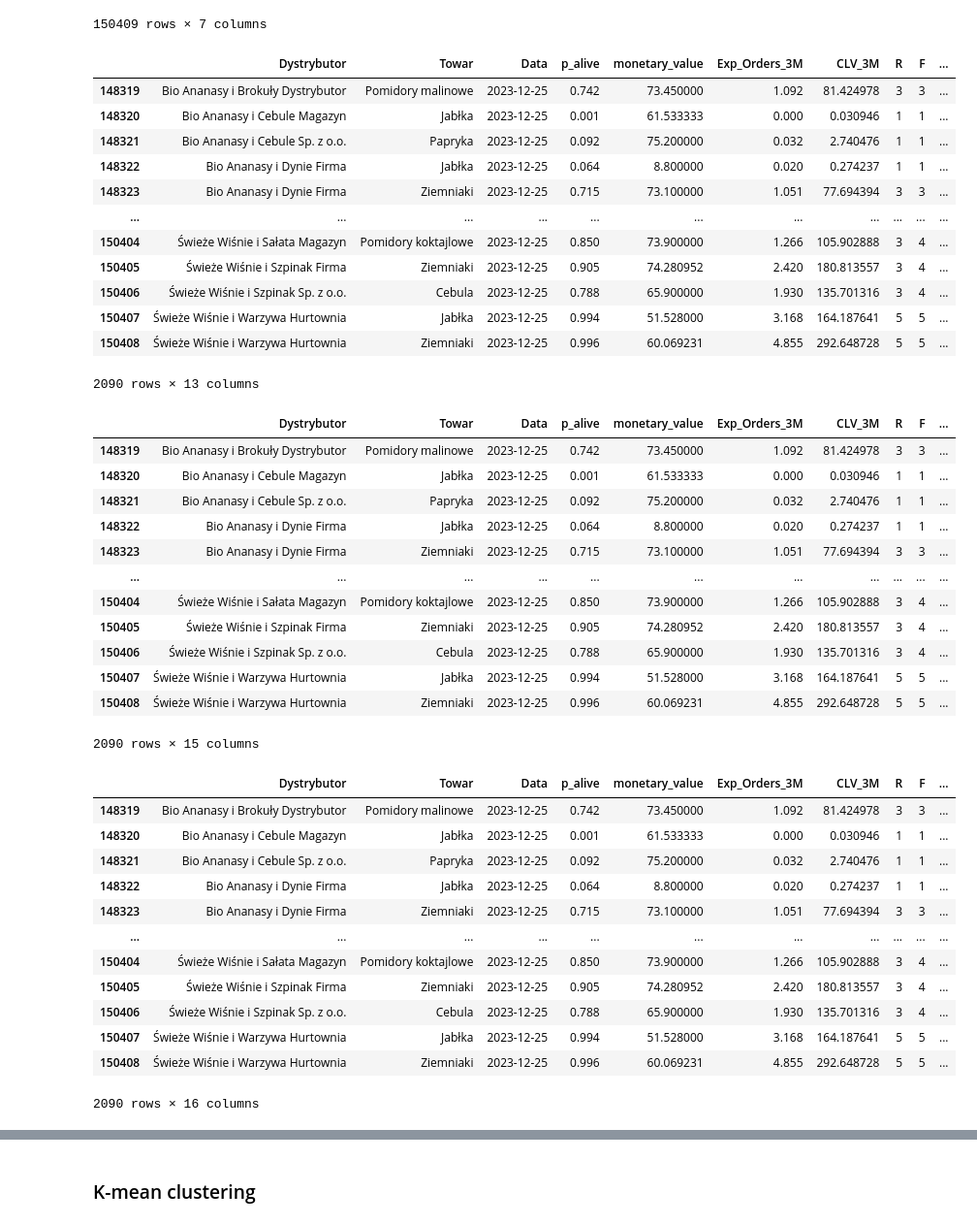
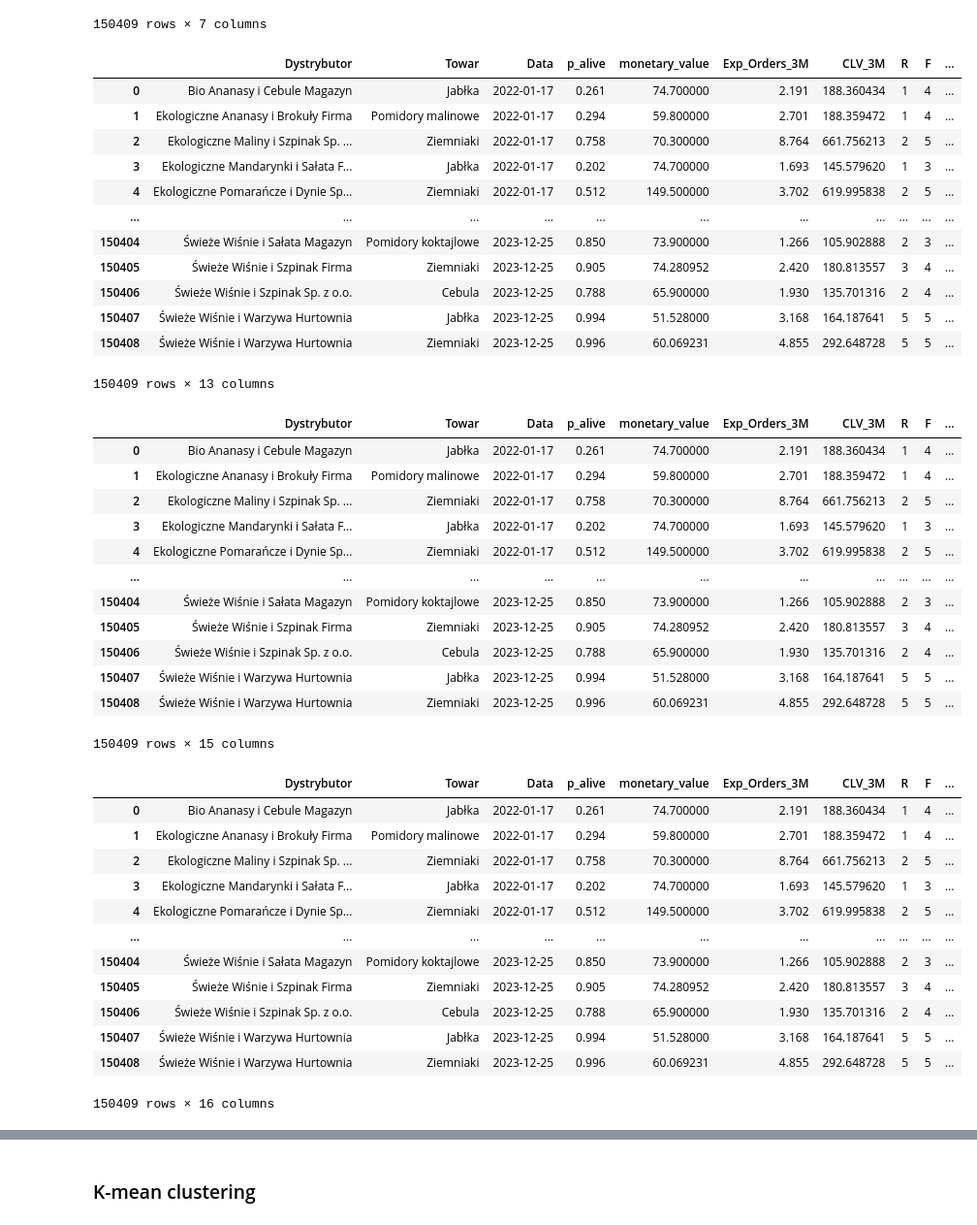
Before and after one commit to Rybakowski/projekt_churn_bank, a Jupyter notebook: P02_Segmentation/Segmentation_code.ipynb, the cells around one changed output, grey strips where cells are left out. Shown at 97% size. Saved outputs shown, nothing was run; the diff lists cells and outputs as text; code cells hidden in the pictures.

```diff
--- a/P02_Segmentation/Segmentation_code.ipynb
+++ b/P02_Segmentation/Segmentation_code.ipynb
@@ -165,36 +181,37 @@ clv_warzywa
 # %%
 
 r_labels = range(1,6) # the lower recency, the better (higher p_alive, better)
 f_labels = range(1,6) # the higher frequency, the better
 m_labels = range(1,6) # the higher monetary, the better
 
-rfm = clv_warzywa[clv_warzywa["Data"] == "2023-12-25"]
+# rfm = clv_warzywa[clv_warzywa["Data"] == "2023-12-25"]
+rfm = clv_warzywa
 
 r_quartiles = pd.qcut(rfm['p_alive'], q=5, labels = r_labels).astype(int)
 f_quartiles = pd.qcut(rfm['Exp_Orders_3M'],q=5, labels = f_labels).astype(int)
 m_quartiles = pd.qcut(rfm['CLV_3M'],q=5,labels = m_labels).astype(int)
 rfm = rfm.assign(R=r_quartiles,F=f_quartiles,M=m_quartiles)
 
 # Build RFM Segment and RFM Score
 rfm["RF_Segment"] = rfm["R"].astype('str') + rfm["F"].astype('str')
 rfm["RFM_Segment"] = rfm["R"].astype('str') + rfm["F"].astype('str') + rfm["M"].astype('str')
 rfm['Score'] = rfm[['R','F','M']].sum(axis=1).astype('int')
 
 rfm
 # %% [output]
 |  | Dystrybutor | Towar | Data | p_alive | monetary_value | Exp_Orders_3M | CLV_3M | R | F | ... |
-| 148319 | Bio Ananasy i Brokuły Dystrybutor | Pomidory malinowe | 2023-12-25 | 0.742 | 73.450000 | 1.092 | 81.424978 | 3 | 3 | ... |
-| 148320 | Bio Ananasy i Cebule Magazyn | Jabłka | 2023-12-25 | 0.001 | 61.533333 | 0.000 | 0.030946 | 1 | 1 | ... |
-| 148321 | Bio Ananasy i Cebule Sp. z o.o. | Papryka | 2023-12-25 | 0.092 | 75.200000 | 0.032 | 2.740476 | 1 | 1 | ... |
-| 148322 | Bio Ananasy i Dynie Firma | Jabłka | 2023-12-25 | 0.064 | 8.800000 | 0.020 | 0.274237 | 1 | 1 | ... |
-| 148323 | Bio Ananasy i Dynie Firma | Ziemniaki | 2023-12-25 | 0.715 | 73.100000 | 1.051 | 77.694394 | 3 | 3 | ... |
+| 0 | Bio Ananasy i Cebule Magazyn | Jabłka | 2022-01-17 | 0.261 | 74.700000 | 2.191 | 188.360434 | 1 | 4 | ... |
+| 1 | Ekologiczne Ananasy i Brokuły Firma | Pomidory malinowe | 2022-01-17 | 0.294 | 59.800000 | 2.701 | 188.359472 | 1 | 4 | ... |
+| 2 | Ekologiczne Maliny i Szpinak Sp. ... | Ziemniaki | 2022-01-17 | 0.758 | 70.300000 | 8.764 | 661.756213 | 2 | 5 | ... |
+| 3 | Ekologiczne Mandarynki i Sałata F... | Jabłka | 2022-01-17 | 0.202 | 74.700000 | 1.693 | 145.579620 | 1 | 3 | ... |
+| 4 | Ekologiczne Pomarańcze i Dynie Sp... | Ziemniaki | 2022-01-17 | 0.512 | 149.500000 | 3.702 | 619.995838 | 2 | 5 | ... |
 | ... | ... | ... | ... | ... | ... | ... | ... | ... | ... | ... |
-| 150404 | Świeże Wiśnie i Sałata Magazyn | Pomidory koktajlowe | 2023-12-25 | 0.850 | 73.900000 | 1.266 | 105.902888 | 3 | 4 | ... |
+| 150404 | Świeże Wiśnie i Sałata Magazyn | Pomidory koktajlowe | 2023-12-25 | 0.850 | 73.900000 | 1.266 | 105.902888 | 2 | 3 | ... |
 | 150405 | Świeże Wiśnie i Szpinak Firma | Ziemniaki | 2023-12-25 | 0.905 | 74.280952 | 2.420 | 180.813557 | 3 | 4 | ... |
-| 150406 | Świeże Wiśnie i Szpinak Sp. z o.o. | Cebula | 2023-12-25 | 0.788 | 65.900000 | 1.930 | 135.701316 | 3 | 4 | ... |
+| 150406 | Świeże Wiśnie i Szpinak Sp. z o.o. | Cebula | 2023-12-25 | 0.788 | 65.900000 | 1.930 | 135.701316 | 2 | 4 | ... |
 | 150407 | Świeże Wiśnie i Warzywa Hurtownia | Jabłka | 2023-12-25 | 0.994 | 51.528000 | 3.168 | 164.187641 | 5 | 5 | ... |
 | 150408 | Świeże Wiśnie i Warzywa Hurtownia | Ziemniaki | 2023-12-25 | 0.996 | 60.069231 | 4.855 | 292.648728 | 5 | 5 | ... |
-2090 rows × 13 columns
+150409 rows × 13 columns
 # %%
 rf_seg_map = {
     r'[1-2][1-2]': 'Hibernating',
@@ -232,18 +249,18 @@ rfm['RFM_Seg'] = rfm['RFM_Segment'].replace(rfm_seg_map, regex=True)
 rfm
 # %% [output]
 |  | Dystrybutor | Towar | Data | p_alive | monetary_value | Exp_Orders_3M | CLV_3M | R | F | ... |
-| 148319 | Bio Ananasy i Brokuły Dystrybutor | Pomidory malinowe | 2023-12-25 | 0.742 | 73.450000 | 1.092 | 81.424978 | 3 | 3 | ... |
-| 148320 | Bio Ananasy i Cebule Magazyn | Jabłka | 2023-12-25 | 0.001 | 61.533333 | 0.000 | 0.030946 | 1 | 1 | ... |
-| 148321 | Bio Ananasy i Cebule Sp. z o.o. | Papryka | 2023-12-25 | 0.092 | 75.200000 | 0.032 | 2.740476 | 1 | 1 | ... |
-| 148322 | Bio Ananasy i Dynie Firma | Jabłka | 2023-12-25 | 0.064 | 8.800000 | 0.020 | 0.274237 | 1 | 1 | ... |
-| 148323 | Bio Ananasy i Dynie Firma | Ziemniaki | 2023-12-25 | 0.715 | 73.100000 | 1.051 | 77.694394 | 3 | 3 | ... |
+| 0 | Bio Ananasy i Cebule Magazyn | Jabłka | 2022-01-17 | 0.261 | 74.700000 | 2.191 | 188.360434 | 1 | 4 | ... |
+| 1 | Ekologiczne Ananasy i Brokuły Firma | Pomidory malinowe | 2022-01-17 | 0.294 | 59.800000 | 2.701 | 188.359472 | 1 | 4 | ... |
+| 2 | Ekologiczne Maliny i Szpinak Sp. ... | Ziemniaki | 2022-01-17 | 0.758 | 70.300000 | 8.764 | 661.756213 | 2 | 5 | ... |
+| 3 | Ekologiczne Mandarynki i Sałata F... | Jabłka | 2022-01-17 | 0.202 | 74.700000 | 1.693 | 145.579620 | 1 | 3 | ... |
+| 4 | Ekologiczne Pomarańcze i Dynie Sp... | Ziemniaki | 2022-01-17 | 0.512 | 149.500000 | 3.702 | 619.995838 | 2 | 5 | ... |
 | ... | ... | ... | ... | ... | ... | ... | ... | ... | ... | ... |
-| 150404 | Świeże Wiśnie i Sałata Magazyn | Pomidory koktajlowe | 2023-12-25 | 0.850 | 73.900000 | 1.266 | 105.902888 | 3 | 4 | ... |
+| 150404 | Świeże Wiśnie i Sałata Magazyn | Pomidory koktajlowe | 2023-12-25 | 0.850 | 73.900000 | 1.266 | 105.902888 | 2 | 3 | ... |
 | 150405 | Świeże Wiśnie i Szpinak Firma | Ziemniaki | 2023-12-25 | 0.905 | 74.280952 | 2.420 | 180.813557 | 3 | 4 | ... |
-| 150406 | Świeże Wiśnie i Szpinak Sp. z o.o. | Cebula | 2023-12-25 | 0.788 | 65.900000 | 1.930 | 135.701316 | 3 | 4 | ... |
+| 150406 | Świeże Wiśnie i Szpinak Sp. z o.o. | Cebula | 2023-12-25 | 0.788 | 65.900000 | 1.930 | 135.701316 | 2 | 4 | ... |
 | 150407 | Świeże Wiśnie i Warzywa Hurtownia | Jabłka | 2023-12-25 | 0.994 | 51.528000 | 3.168 | 164.187641 | 5 | 5 | ... |
 | 150408 | Świeże Wiśnie i Warzywa Hurtownia | Ziemniaki | 2023-12-25 | 0.996 | 60.069231 | 4.855 | 292.648728 | 5 | 5 | ... |
-2090 rows × 15 columns
+150409 rows × 15 columns
 # %%
 rfm['RFM_Score'] = 'Green'
 rfm.loc[rfm['Score']>5,'RFM_Score'] = 'Bronze'
@@ -257,18 +274,18 @@ rfm['Score'] = rfm['RFM_Score'].replace(score_seg_map, regex=True)
 rfm
 # %% [output]
 |  | Dystrybutor | Towar | Data | p_alive | monetary_value | Exp_Orders_3M | CLV_3M | R | F | ... |
-| 148319 | Bio Ananasy i Brokuły Dystrybutor | Pomidory malinowe | 2023-12-25 | 0.742 | 73.450000 | 1.092 | 81.424978 | 3 | 3 | ... |
-| 148320 | Bio Ananasy i Cebule Magazyn | Jabłka | 2023-12-25 | 0.001 | 61.533333 | 0.000 | 0.030946 | 1 | 1 | ... |
-| 148321 | Bio Ananasy i Cebule Sp. z o.o. | Papryka | 2023-12-25 | 0.092 | 75.200000 | 0.032 | 2.740476 | 1 | 1 | ... |
-| 148322 | Bio Ananasy i Dynie Firma | Jabłka | 2023-12-25 | 0.064 | 8.800000 | 0.020 | 0.274237 | 1 | 1 | ... |
-| 148323 | Bio Ananasy i Dynie Firma | Ziemniaki | 2023-12-25 | 0.715 | 73.100000 | 1.051 | 77.694394 | 3 | 3 | ... |
+| 0 | Bio Ananasy i Cebule Magazyn | Jabłka | 2022-01-17 | 0.261 | 74.700000 | 2.191 | 188.360434 | 1 | 4 | ... |
+| 1 | Ekologiczne Ananasy i Brokuły Firma | Pomidory malinowe | 2022-01-17 | 0.294 | 59.800000 | 2.701 | 188.359472 | 1 | 4 | ... |
+| 2 | Ekologiczne Maliny i Szpinak Sp. ... | Ziemniaki | 2022-01-17 | 0.758 | 70.300000 | 8.764 | 661.756213 | 2 | 5 | ... |
+| 3 | Ekologiczne Mandarynki i Sałata F... | Jabłka | 2022-01-17 | 0.202 | 74.700000 | 1.693 | 145.579620 | 1 | 3 | ... |
+| 4 | Ekologiczne Pomarańcze i Dynie Sp... | Ziemniaki | 2022-01-17 | 0.512 | 149.500000 | 3.702 | 619.995838 | 2 | 5 | ... |
 | ... | ... | ... | ... | ... | ... | ... | ... | ... | ... | ... |
-| 150404 | Świeże Wiśnie i Sałata Magazyn | Pomidory koktajlowe | 2023-12-25 | 0.850 | 73.900000 | 1.266 | 105.902888 | 3 | 4 | ... |
+| 150404 | Świeże Wiśnie i Sałata Magazyn | Pomidory koktajlowe | 2023-12-25 | 0.850 | 73.900000 | 1.266 | 105.902888 | 2 | 3 | ... |
 | 150405 | Świeże Wiśnie i Szpinak Firma | Ziemniaki | 2023-12-25 | 0.905 | 74.280952 | 2.420 | 180.813557 | 3 | 4 | ... |
-| 150406 | Świeże Wiśnie i Szpinak Sp. z o.o. | Cebula | 2023-12-25 | 0.788 | 65.900000 | 1.930 | 135.701316 | 3 | 4 | ... |
+| 150406 | Świeże Wiśnie i Szpinak Sp. z o.o. | Cebula | 2023-12-25 | 0.788 | 65.900000 | 1.930 | 135.701316 | 2 | 4 | ... |
 | 150407 | Świeże Wiśnie i Warzywa Hurtownia | Jabłka | 2023-12-25 | 0.994 | 51.528000 | 3.168 | 164.187641 | 5 | 5 | ... |
 | 150408 | Świeże Wiśnie i Warzywa Hurtownia | Ziemniaki | 2023-12-25 | 0.996 | 60.069231 | 4.855 | 292.648728 | 5 | 5 | ... |
-2090 rows × 16 columns
+150409 rows × 16 columns
 # %%
 rfm_rfm = rfm[['p_alive','Exp_Orders_3M','CLV_3M']]
 print(rfm_rfm.describe())
```
Also changed, not shown: parts of 15 cells of this notebook.
